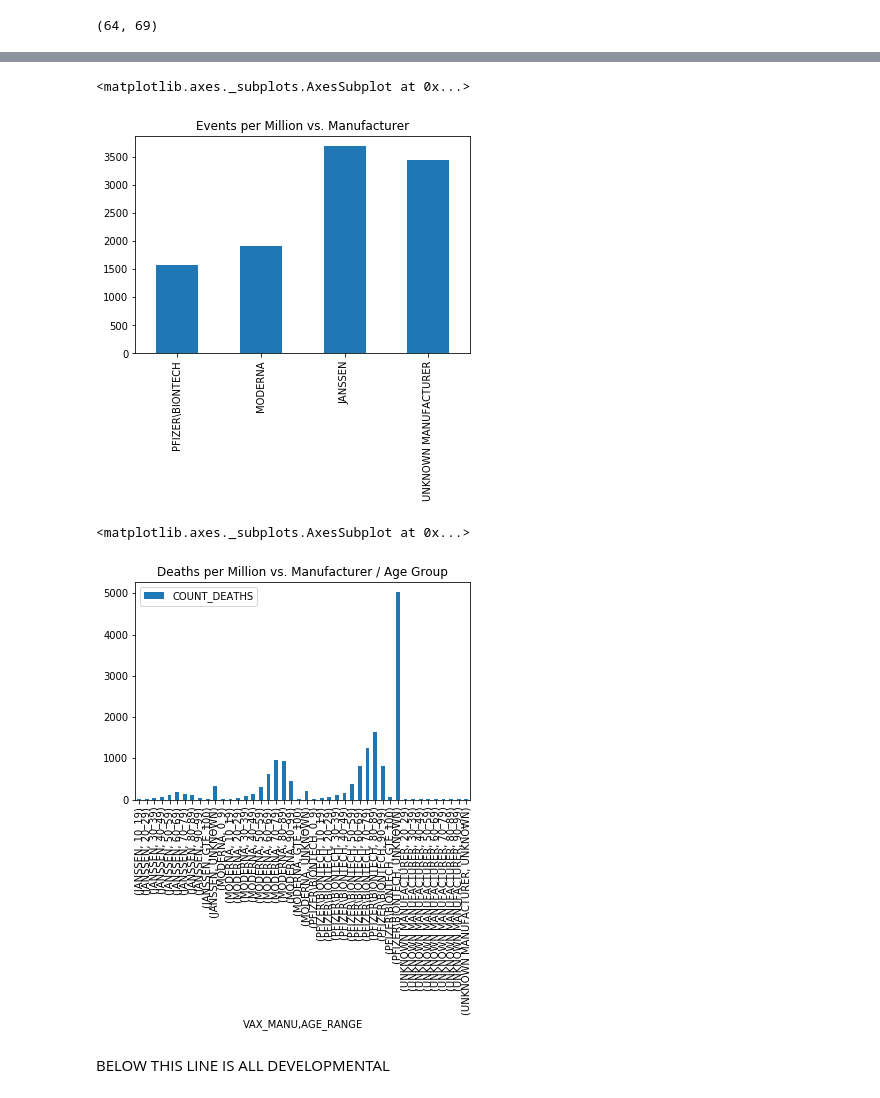
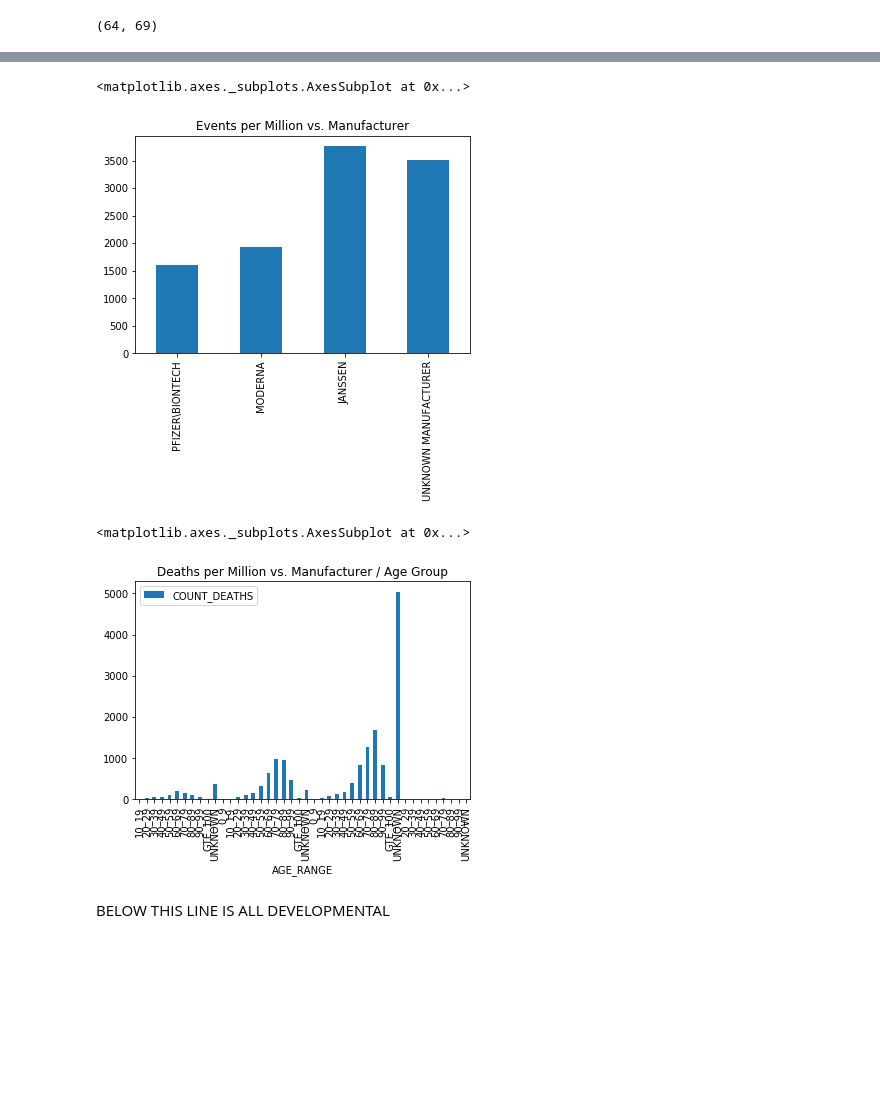
Before and after one commit to iandalrymple/VAERS, a Jupyter notebook: VAERS.ipynb, the cells around one changed output, grey strips where cells are left out. Cells and saved outputs as stored; diff of their text form; code cells hidden in the pictures; blank space fills up the shorter version.

```diff
--- a/VAERS.ipynb
+++ b/VAERS.ipynb
@@ -148,6 +148,9 @@ completeDataFrame = pd.merge(left = completeDataFrame, right = dfVAERSDATA, \
 # %%
 # Fill in the unknowns with negatives for age
 completeDataFrame["AGE_YRS"] = completeDataFrame["AGE_YRS"].fillna(-1)
+
+# Fill in the unknowns with negatives for num days
+completeDataFrame["NUMDAYS"] = completeDataFrame["NUMDAYS"].fillna(completeDataFrame["NUMDAYS"].mode())
 
 # Add a feature for age range
 completeDataFrame["AGE_RANGE"] = completeDataFrame["AGE_YRS"].apply(ageRangeFromAge)
@@ -155,8 +158,8 @@ completeDataFrame["AGE_RANGE"] = completeDataFrame["AGE_YRS"].apply(ageRangeFrom
 # Make a copy so we can leave the original untouched
 workingVaxFrame = completeDataFrame.copy(deep=True)
 
-# Print the frame out for fun - DO NOT DO THIS CAUSE THE FILE IS WAY TOO BIG
-# workingVaxFrame.to_csv("workingVaxFrame.csv")
+# Print the frame out for fun
+workingVaxFrame[workingVaxFrame["VAX_TYPE"] == "COVID19"].head(n=100).to_csv("workingVaxFrame.csv")
 # %%
 # Taken directly from
 # https://dev.socrata.com/foundry/data.cdc.gov/unsk-b7fc
@@ -271,23 +269,23 @@ localCovidEventsFramePerMfg.loc["UNKNOWN MANUFACTURER"].VAX_MANU     = (float)((
 localCovidEventsFramePerMfg["VAX_MANU"].plot(kind = "bar", title = "Events per Million vs. Manufacturer")
 # %% [output]
 <matplotlib.axes._subplots.AxesSubplot at 0x...>
-[figure, old version]
+[figure, new version]
 # %%
 # Get just the deaths removing dupes
 covidDeathsFramePerMfgAndAge = (covidFrame[covidFrame["DIED"] == "Y"].drop_duplicates(subset=["VAERS_ID"]))
 
 # Now group by the age and manufacturer
 covidDeathsFramePerMfgAndAge = covidDeathsFramePerMfgAndAge.groupby(['VAX_MANU','AGE_RANGE'])["VAERS_ID"].count().reset_index()
 
 # Rename the agg column
 covidDeathsFramePerMfgAndAge.rename(columns = {'VAERS_ID':'COUNT_DEATHS'}, inplace = True)
 
 # Create indices out of the two id columns
-covidDeathsFramePerMfgAndAge = covidDeathsFramePerMfgAndAge.set_index(['VAX_MANU','AGE_RANGE'])
-#covidDeathsFramePerMfgAndAge = covidDeathsFramePerMfgAndAge.set_index(['AGE_RANGE'])
+#covidDeathsFramePerMfgAndAge = covidDeathsFramePerMfgAndAge.set_index(['VAX_MANU','AGE_RANGE'])
+covidDeathsFramePerMfgAndAge = covidDeathsFramePerMfgAndAge.set_index(['AGE_RANGE'])
 
 # Show graphs of deaths per million for each mfg
 covidDeathsFramePerMfgAndAge.plot(kind = "bar", title = "Deaths per Million vs. Manufacturer / Age Group")
 # %% [output]
 <matplotlib.axes._subplots.AxesSubplot at 0x...>
-[figure, old version]
+[figure, new version]
```
Also changed, not shown: parts of 4 cells of this notebook.
